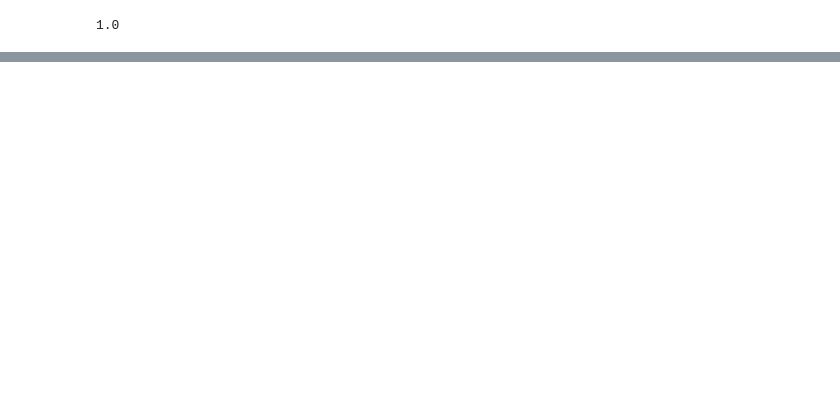
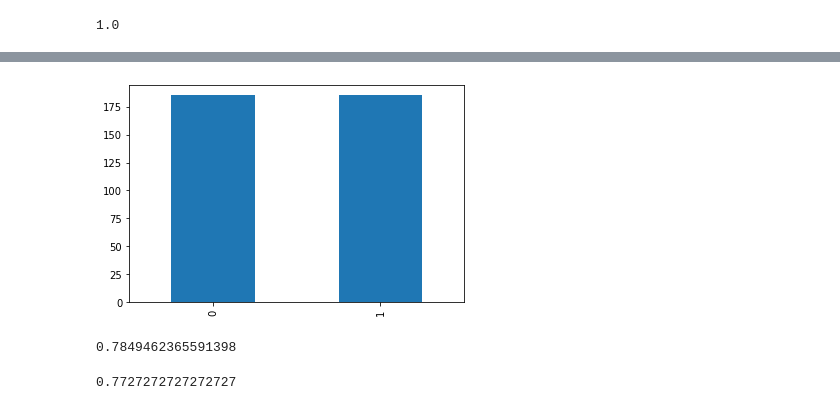
Before and after one commit to YonatanRA/sesame_hr_datatalk, a Jupyter notebook: notebooks/sesame_hr.ipynb, the cells around one changed output, grey strips where cells are left out. Saved outputs shown, nothing was run; the diff lists cells and outputs as text; code cells hidden in the pictures; blank space fills up the shorter version.

Commit message:
modelo predictivo

```diff
--- a/notebooks/sesame_hr.ipynb
+++ b/notebooks/sesame_hr.ipynb
@@ -414,0 +431,24 @@ plt.show();
+# %%
+oversample = SMOTE()
+
+X, y = oversample.fit_resample(X, y)
+# %%
+y.value_counts().plot(kind='bar');
+# %% [output]
+[figure, added]
+# %%
+X_train, X_test, y_train, y_test = tts(X, y, random_state=40)
+
+modelo=RFC()
+
+modelo.fit(X_train, y_train)
+
+modelo.score(X_test, y_test)
+# %% [output]
+0.7849462365591398
+# %%
+y_pred=modelo.predict(X_test)
+
+f1(y_test, y_pred)
+# %% [output]
+0.7727272727272727
```
Also changed, not shown: parts of 14 cells of this notebook.
